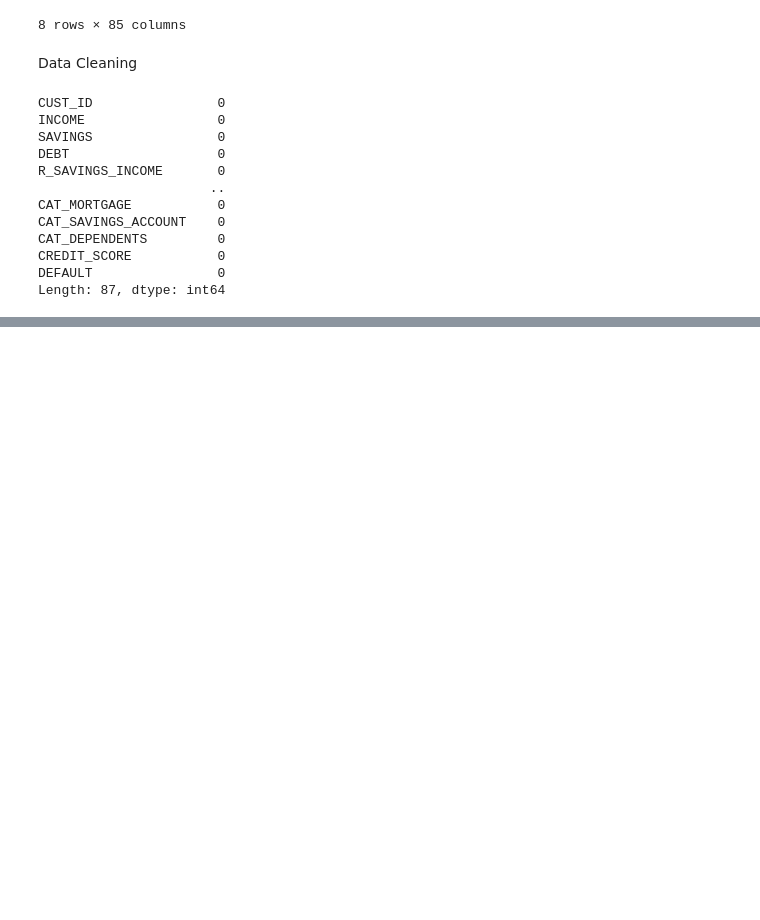
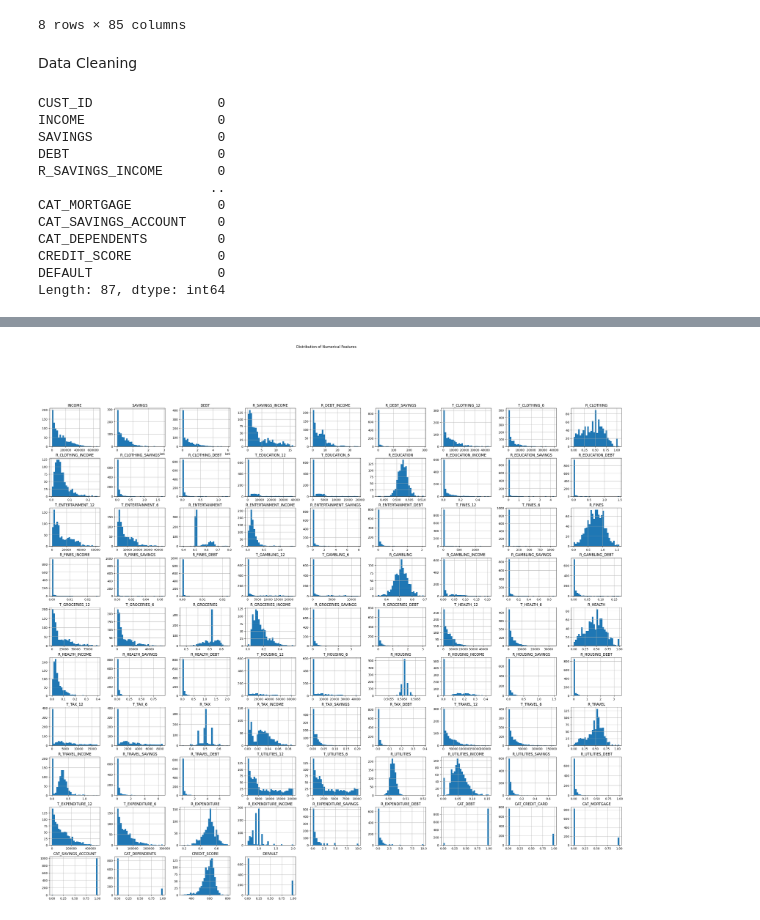
Before and after one commit to Khathithi/An-End-to-End-Machine-Learning-Framework-for-Credit-Score-Classification, a Jupyter notebook: Credit score classification.ipynb, the cells around one changed output, grey strips where cells are left out. Drawn from its saved outputs; the diff is of its cells as text; code cells hidden in the pictures; blank space fills up the shorter version.

```diff
--- a/Credit score classification.ipynb
+++ b/Credit score classification.ipynb
@@ -107,0 +130,7 @@ Length: 87, dtype: int64
+# %%
+# 3. Histogram of Numerical Features
+df.hist(figsize=(35,30), bins=30)
+plt.suptitle("Distribution of Numerical Features")
+plt.show()
+# %% [output]
+[figure, added]
```
Also changed, not shown: parts of 5 cells of this notebook.
